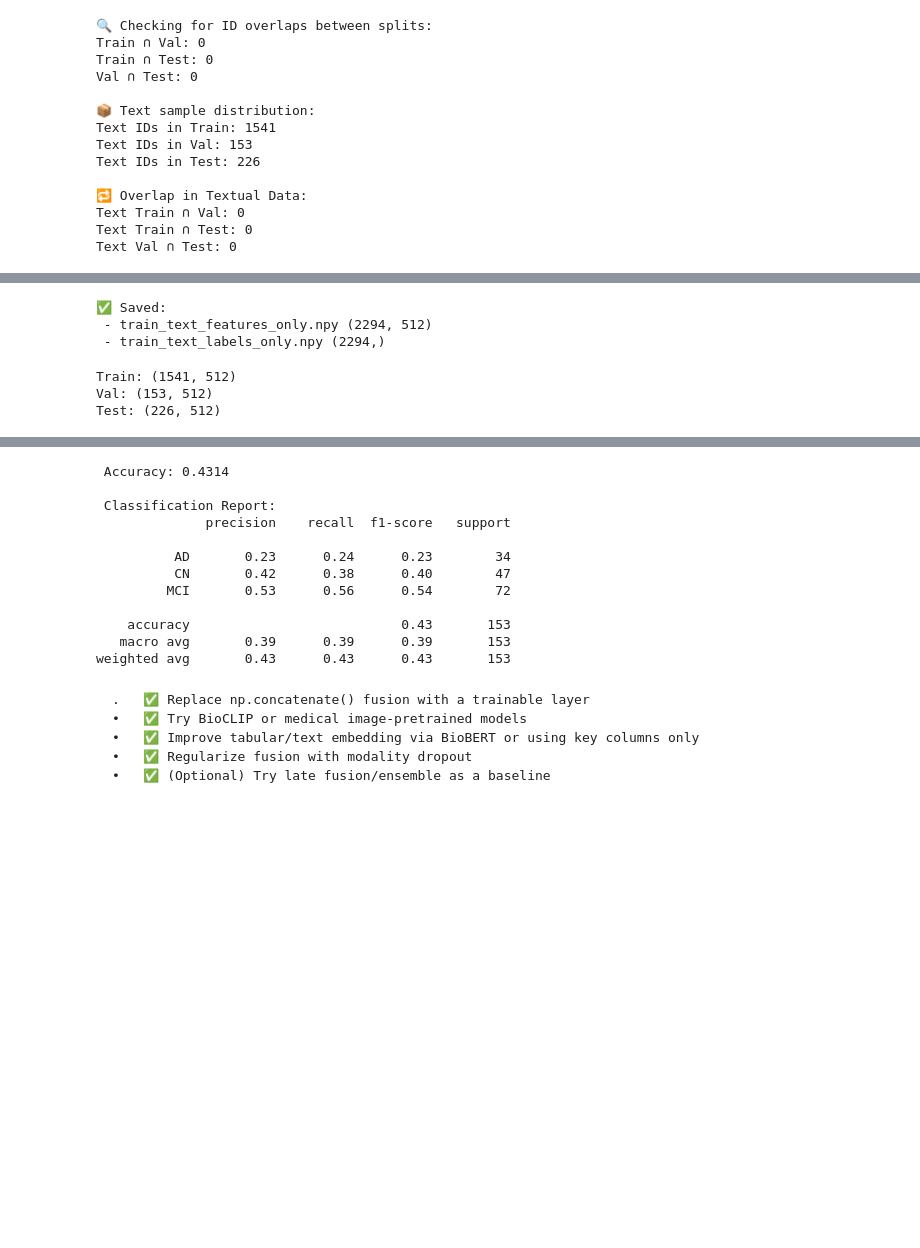
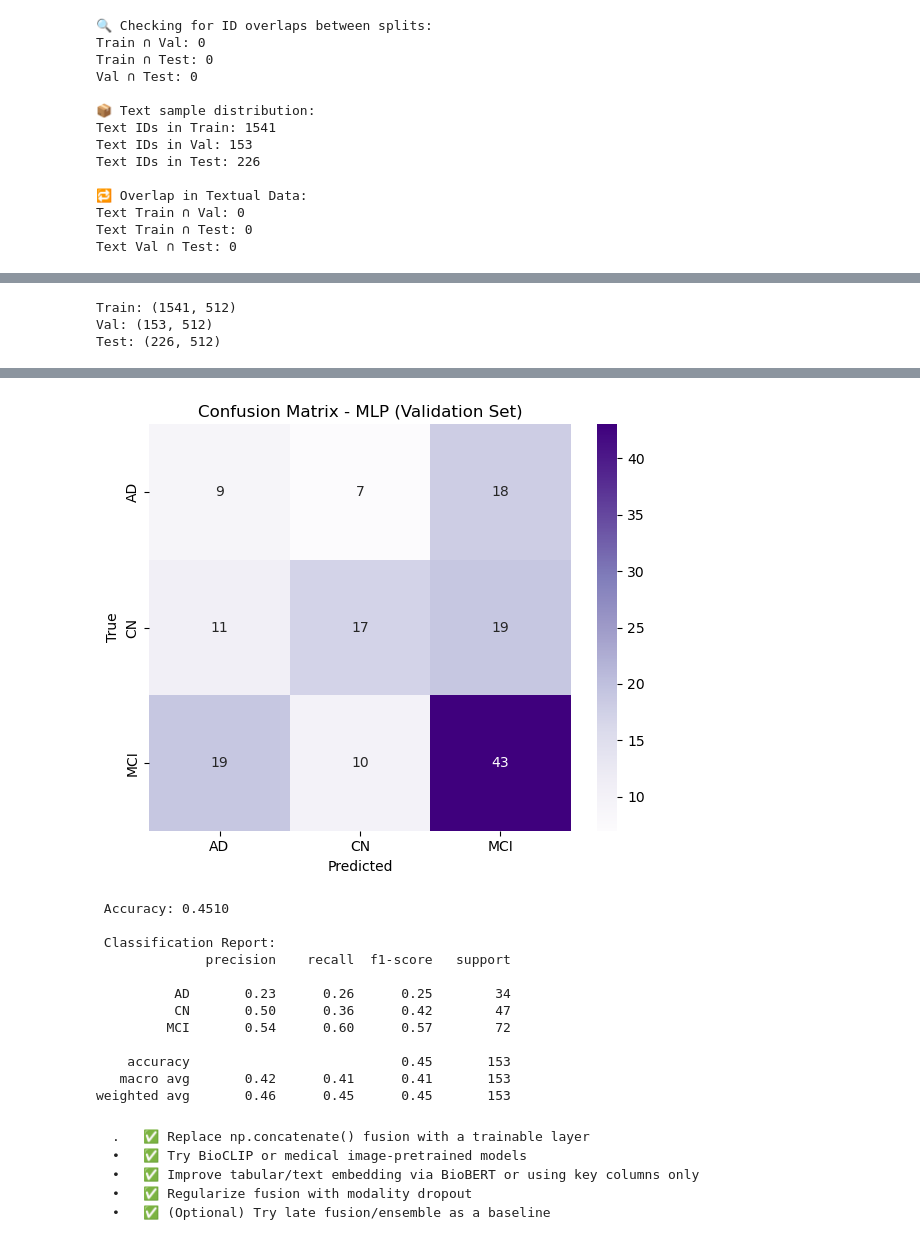
Before and after one commit to fatima-tuz-zahra-123/Neurological_disease_detection, a Jupyter notebook: code.ipynb, the cells around one changed output, grey strips where cells are left out. Saved outputs shown, nothing was run; the diff lists cells and outputs as text; code cells hidden in the pictures; blank space fills up the shorter version.

Commit message:
textual model

```diff
--- a/code.ipynb
+++ b/code.ipynb
@@ -738,55 +179,6 @@ class MLPWithDropout(nn.Module):
 
     def forward(self, x):
         return self.net(x)
-# %%
-import pandas as pd
-import numpy as np
-import torch
-import clip
-
-# Load CSV
-df = pd.read_csv("/Users/fatimatuzzahra/Downloads/ADNI1_Complete_1Yr_1.5T_12_20_2024.csv")
-
-# 🔹 Step 1: Keep label and encode it numerically
-label_map = {'AD': 0, 'CN': 1, 'MCI': 2}
-df = df[df['Group'].isin(label_map)]  # filter out unknowns
-df['label'] = df['Group'].map(label_map)
-
-# 🔹 Step 2: Prepare text input (excluding label columns)
-text_input_cols = [col for col in df.columns if col not in ['Group', 'label', 'Downloaded', 'Modality', 'Type', 'Format']]
-df_text = df[text_input_cols]
-
-# 🔹 Optional: Keep Image IDs if you want to track
-image_ids = df['Image Data ID'].values
-
-# 🔹 Step 3: Combine row text into string per patient
-texts = df_text.astype(str).agg(" ".join, axis=1).tolist()
-
-# 🔹 Step 4: Tokenize with CLIP
-device = "cuda" if torch.cuda.is_available() else "cpu"
-model, preprocess = clip.load("ViT-B/32", device=device)
-text_tokens = clip.tokenize(texts).to(device)
-
-# 🔹 Step 5: Generate text embeddings
-with torch.no_grad():
-    text_embeddings = model.encode_text(text_tokens).cpu().numpy()
-
-# 🔹 Step 6: Save embeddings and labels (ready for training!)
-np.save("train_text_features_only.npy", text_embeddings)
-np.save("train_text_labels_only.npy", df['label'].values)
-
-# Optional: save a CSV for review
-df_out = pd.DataFrame(text_embeddings)
-df_out['label'] = df['label'].values
-df_out.to_csv("train_text_features_with_labels.csv", index=False)
-
-print("✅ Saved:")
-print(" - train_text_features_only.npy", text_embeddings.shape)
-print(" - train_text_labels_only.npy", df['label'].shape)
-# %% [output]
-✅ Saved:
- - train_text_features_only.npy (2294, 512)
- - train_text_labels_only.npy (2294,)
 # %%
 import os
 
@@ -860,8 +252,8 @@ from torch.utils.data import DataLoader, TensorDataset
 import gc
 
 # --------------------- Load Data ---------------------
-X_train = np.load("train_text_features_only.npy")
-y_train = np.load("train_text_labels_only.npy")
+X_train = np.load("text_train_features.npy")
+y_train = np.load("text_train_labels.npy")
 
 X_val = np.load("text_val_features.npy")
 y_val = np.load("text_val_labels.npy")
@@ -992,3 +400,4 @@ Error:
+[figure, added]
 # %%
 from sklearn.metrics import classification_report, accuracy_score
 
@@ -1005,18 +414,18 @@ print(f"\n Accuracy: {accuracy:.4f}")
 print("\n Classification Report:")
 print(classification_report(y_val_true, y_val_preds, target_names=class_names))
 # %% [output]
- Accuracy: 0.4314
+ Accuracy: 0.4510
 
  Classification Report:
               precision    recall  f1-score   support
 
-          AD       0.23      0.24      0.23        34
-          CN       0.42      0.38      0.40        47
-         MCI       0.53      0.56      0.54        72
+          AD       0.23      0.26      0.25        34
+          CN       0.50      0.36      0.42        47
+         MCI       0.54      0.60      0.57        72
 
-    accuracy                           0.43       153
-   macro avg       0.39      0.39      0.39       153
-weighted avg       0.43      0.43      0.43       153
+    accuracy                           0.45       153
+   macro avg       0.42      0.41      0.41       153
+weighted avg       0.46      0.45      0.45       153
 # %% [markdown]
 	.   ✅ Replace np.concatenate() fusion with a trainable layer
 	•	✅ Try BioCLIP or medical image-pretrained models
```
Also changed, not shown: parts of 28 cells of this notebook.
